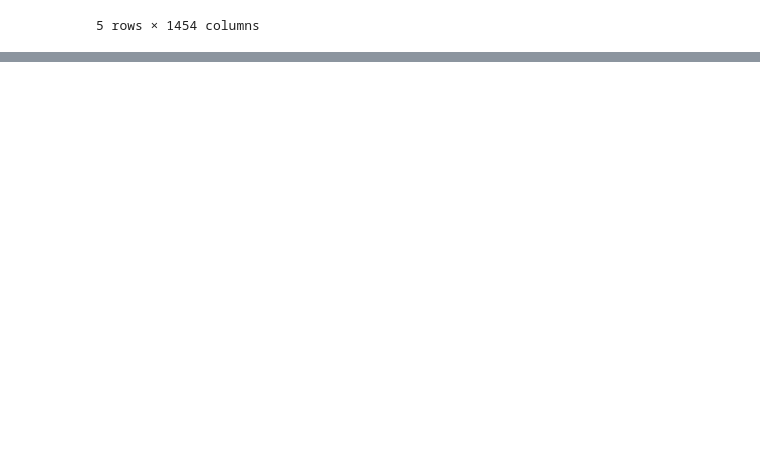
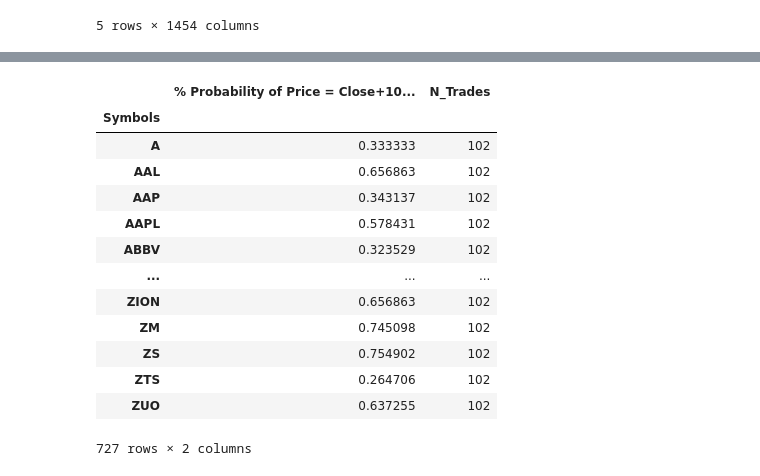
Before and after one commit to yh2n/financial-analysis-v2, a Jupyter notebook: notebooks/building_blocks.ipynb, the cells around one changed output, grey strips where cells are left out. Saved outputs shown, nothing was run; the diff lists cells and outputs as text; code cells hidden in the pictures; blank space fills up the shorter version.

```diff
--- a/notebooks/building_blocks.ipynb
+++ b/notebooks/building_blocks.ipynb
@@ -124,0 +145,31 @@ res
+# %%
+# calc highest price in rolling window
+roll_hi = prices_hi.rolling(window_size).max()
+roll_hi_shifted = roll_hi.shift(-window_size)
+# calc highest return in rolling window
+roll_rtn_adhi_shifted = (roll_hi_shifted / prices_ad - 1).loc[backtest_start:].dropna(how='all')
+
+res2 = calc_hit_rate(roll_rtn_adhi_shifted, thld_rtn)
+
+res2 = res2[['hit_rate', 'n_trades']].rename(columns={
+    'hit_rate': ''.join(['% Probability of Price = Close+',
+                         format(thld_rtn*100, '.0f'),
+                         '%, Within Close+', str(window_size), 'D From Trade']),
+    'n_trades': 'N_Trades'
+})
+res2
+# %% [output]
+|  | % Probability of Price = Close+10... | N_Trades |
+| Symbols |  |  |
+| A | 0.333333 | 102 |
+| AAL | 0.656863 | 102 |
+| AAP | 0.343137 | 102 |
+| AAPL | 0.578431 | 102 |
+| ABBV | 0.323529 | 102 |
+| ... | ... | ... |
+| ZION | 0.656863 | 102 |
+| ZM | 0.745098 | 102 |
+| ZS | 0.754902 | 102 |
+| ZTS | 0.264706 | 102 |
+| ZUO | 0.637255 | 102 |
+727 rows × 2 columns
```
Also changed, not shown: parts of 13 cells of this notebook, 1 other file.
